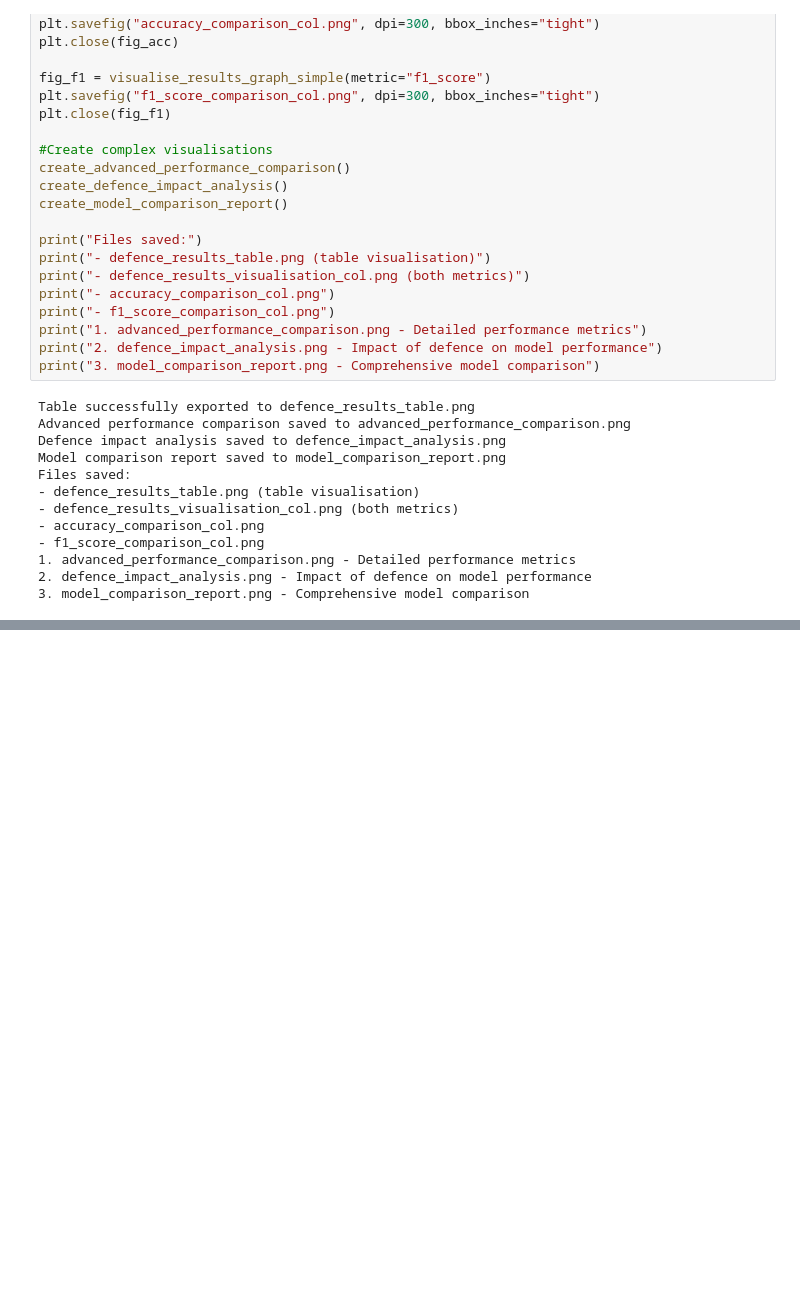
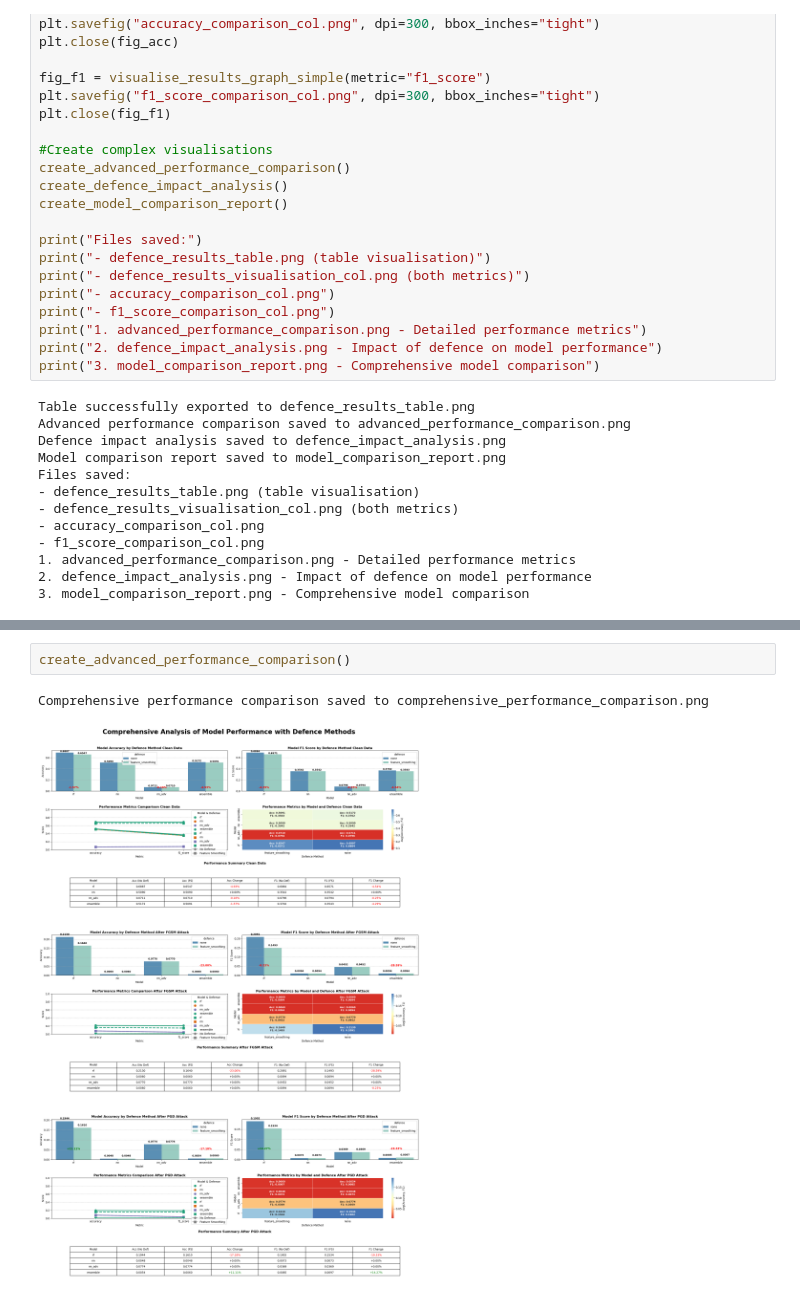
Before and after one commit to UniSA-ICT-2025-SP1-P2/capstone_project, a Jupyter notebook: prototype/results_presentation/defence_results_pres_FGSM.ipynb, the cells around one changed output, grey strips where cells are left out. Drawn from its saved outputs; the diff is of its cells as text; blank space fills up the shorter version.

```diff
--- a/prototype/results_presentation/defence_results_pres_FGSM.ipynb
+++ b/prototype/results_presentation/defence_results_pres_FGSM.ipynb
@@ -628,0 +970,5 @@ Files saved:
+# %%
+create_advanced_performance_comparison()
+# %% [output]
+Comprehensive performance comparison saved to comprehensive_performance_comparison.png
+[figure, added]
```
Also changed, not shown: parts of 1 cell of this notebook, 5 other files.
